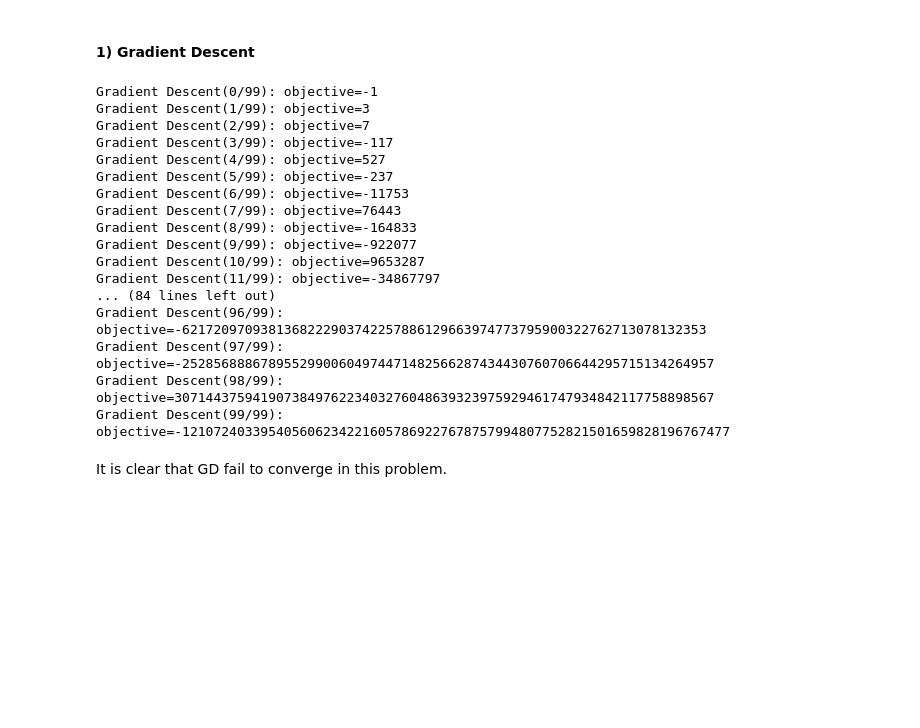
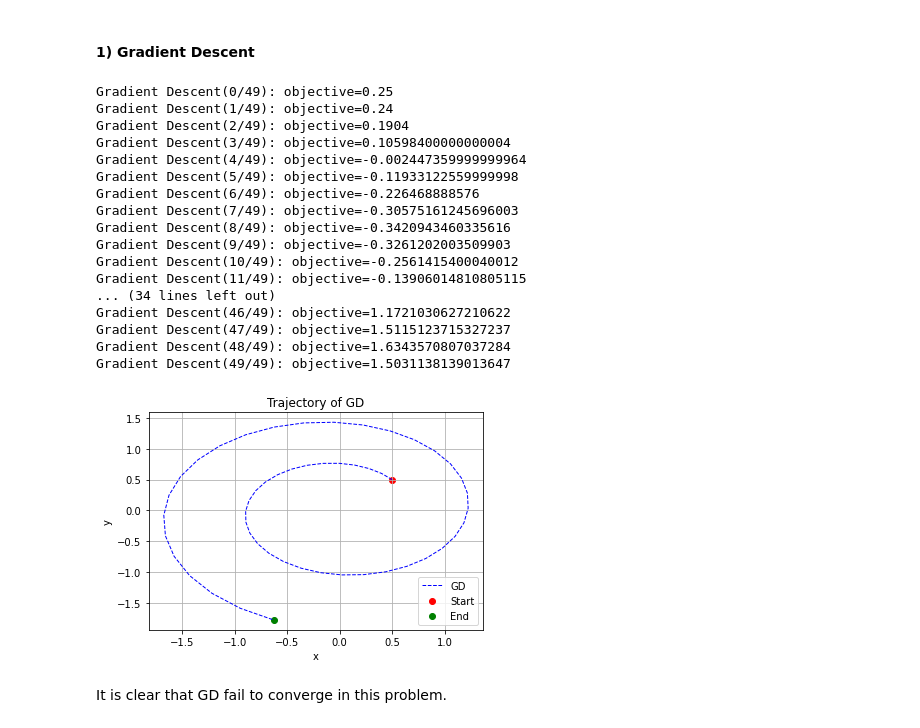
Before and after one commit to gabrieledangeli/OptML_miniproject_FGY, a Jupyter notebook: main.ipynb, the cells around one changed output. Cells and saved outputs as stored; diff of their text form; code cells hidden in the pictures; blank space fills up the shorter version.

```diff
--- a/main.ipynb
+++ b/main.ipynb
@@ -15,29 +15,45 @@ In this first case, we take $f(x,y)=xy$
 # %% [markdown]
 #### 1) Gradient Descent
 # %%
-initial_x = 1
-initial_y = -1
-max_iters = 100
-gamma = 2
-objectives, xs, ys = gradient_descent_xy(initial_x, initial_y, max_iters, gamma)
+initial_x = 0.5
+initial_y = 0.5
+max_iters = 50
+gamma = 0.2
+objectives_GD, xs_GD, ys_GD = gradient_descent_xy(initial_x, initial_y, max_iters, gamma)
 # %% [output]
-Gradient Descent(0/99): objective=-1
-Gradient Descent(1/99): objective=3
-Gradient Descent(2/99): objective=7
-Gradient Descent(3/99): objective=-117
-Gradient Descent(4/99): objective=527
-Gradient Descent(5/99): objective=-237
-Gradient Descent(6/99): objective=-11753
-Gradient Descent(7/99): objective=76443
-Gradient Descent(8/99): objective=-164833
-Gradient Descent(9/99): objective=-922077
-Gradient Descent(10/99): objective=9653287
-Gradient Descent(11/99): objective=-34867797
-... (84 lines left out)
-Gradient Descent(96/99): objective=-6217209709381368222903742257886129663974773795900322762713078132353
-Gradient Descent(97/99): objective=-25285688867895529900604974471482566287434430760706644295715134264957
-Gradient Descent(98/99): objective=307144375941907384976223403276048639323975929461747934842117758898567
-Gradient Descent(99/99): objective=-1210724033954056062342216057869227678757994807752821501659828196767477
+Gradient Descent(0/49): objective=0.25
+Gradient Descent(1/49): objective=0.24
+Gradient Descent(2/49): objective=0.1904
+Gradient Descent(3/49): objective=0.10598400000000004
+Gradient Descent(4/49): objective=-0.002447359999999964
+Gradient Descent(5/49): objective=-0.11933122559999998
+Gradient Descent(6/49): objective=-0.226468888576
+Gradient Descent(7/49): objective=-0.30575161245696003
+Gradient Descent(8/49): objective=-0.3420943460335616
+Gradient Descent(9/49): objective=-0.3261202003509903
+Gradient Descent(10/49): objective=-0.2561415400040012
+Gradient Descent(11/49): objective=-0.13906014810805115
+... (34 lines left out)
+Gradient Descent(46/49): objective=1.1721030627210622
+Gradient Descent(47/49): objective=1.5115123715327237
+Gradient Descent(48/49): objective=1.6343570807037284
+Gradient Descent(49/49): objective=1.5031138139013647
+# %%
+plt.figure()
+plt.grid()
+plt.plot(xs_GD, ys_GD, 'b--', linewidth=1, label="GD")
+plt.ylabel("y")
+plt.xlabel("x")
+plt.title("Trajectory of GD")
+plt.legend()
+# Add markers for the starting and end points
+plt.scatter(xs_GD[0], ys_GD[0], c='r', marker='o', label='Start')
+plt.scatter(xs_GD[-1], ys_GD[-1], c='g', marker='o', label='End')
+plt.legend()
+
+plt.show()
+# %% [output]
+[figure, added]
 # %% [markdown]
 It is clear that GD fail to converge in this problem.
 # %% [markdown]
```
Also changed, not shown: parts of 7 cells of this notebook, 1 other file.
